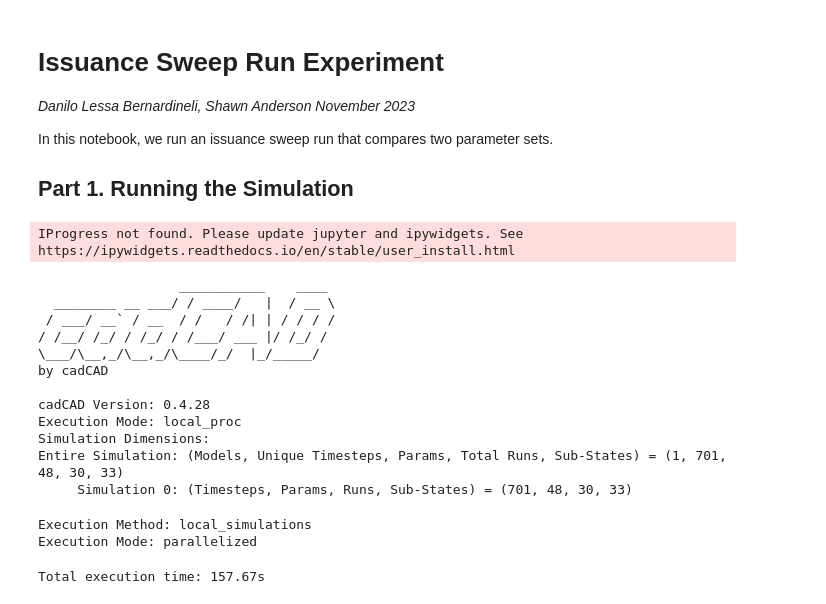
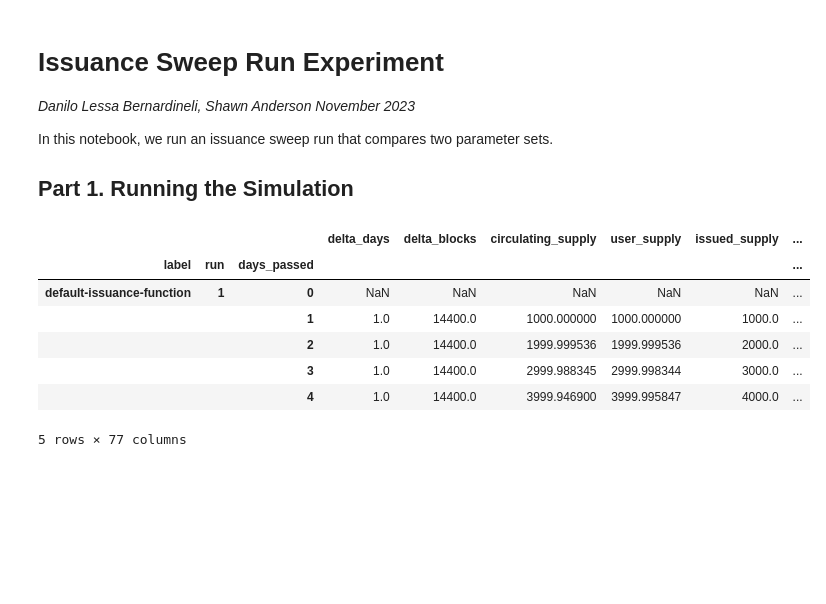
Before and after one commit to BlockScience/subspace, a Jupyter notebook: notebooks/issuance_sweep.ipynb, the cells around one changed output. Drawn from its saved outputs; the diff is of its cells as text; code cells hidden in the pictures; blank space fills up the shorter version.

Commit message:
start issuance sweep modelling

```diff
--- a/notebooks/issuance_sweep.ipynb
+++ b/notebooks/issuance_sweep.ipynb
@@ -25,23 +25,3 @@ In this notebook, we run an issuance sweep run that compares two parameter sets.
 
 
 ## Part 1. Running the Simulation
-# %%
-from subspace_model.experiment import issuance_sweep
-sim_df = issuance_sweep()
-# %% [output]
-IProgress not found. Please update jupyter and ipywidgets. See https://ipywidgets.readthedocs.io/en/stable/user_install.html
-                  ___________    ____
-  ________ __ ___/ / ____/   |  / __ \
- / ___/ __` / __  / /   / /| | / / / /
-/ /__/ /_/ / /_/ / /___/ ___ |/ /_/ /
-\___/\__,_/\__,_/\____/_/  |_/_____/
-by cadCAD
-
-cadCAD Version: 0.4.28
-Execution Mode: local_proc
-Simulation Dimensions:
-Entire Simulation: (Models, Unique Timesteps, Params, Total Runs, Sub-States) = (1, 701, 48, 30, 33)
-     Simulation 0: (Timesteps, Params, Runs, Sub-States) = (701, 48, 30, 33)
-Execution Method: local_simulations
-Execution Mode: parallelized
-Total execution time: 157.67s
@@ -48,2 +34,13 @@ Total execution time: 157.67s
 # %%
 sim_df = sim_df.set_index(['label', 'run', 'days_passed'])
+# %%
+sim_df.head()
+# %% [output]
+|  |  |  | delta_days | delta_blocks | circulating_supply | user_supply | issued_supply | ... |
+| label | run | days_passed |  |  |  |  |  | ... |
+| default-issuance-function | 1 | 0 | NaN | NaN | NaN | NaN | NaN | ... |
+|  |  | 1 | 1.0 | 14400.0 | 1000.000000 | 1000.000000 | 1000.0 | ... |
+|  |  | 2 | 1.0 | 14400.0 | 1999.999536 | 1999.999536 | 2000.0 | ... |
+|  |  | 3 | 1.0 | 14400.0 | 2999.988345 | 2999.998344 | 3000.0 | ... |
+|  |  | 4 | 1.0 | 14400.0 | 3999.946900 | 3999.995847 | 4000.0 | ... |
+5 rows × 77 columns
```
Also changed, not shown: parts of 7 cells of this notebook, 4 other files.
